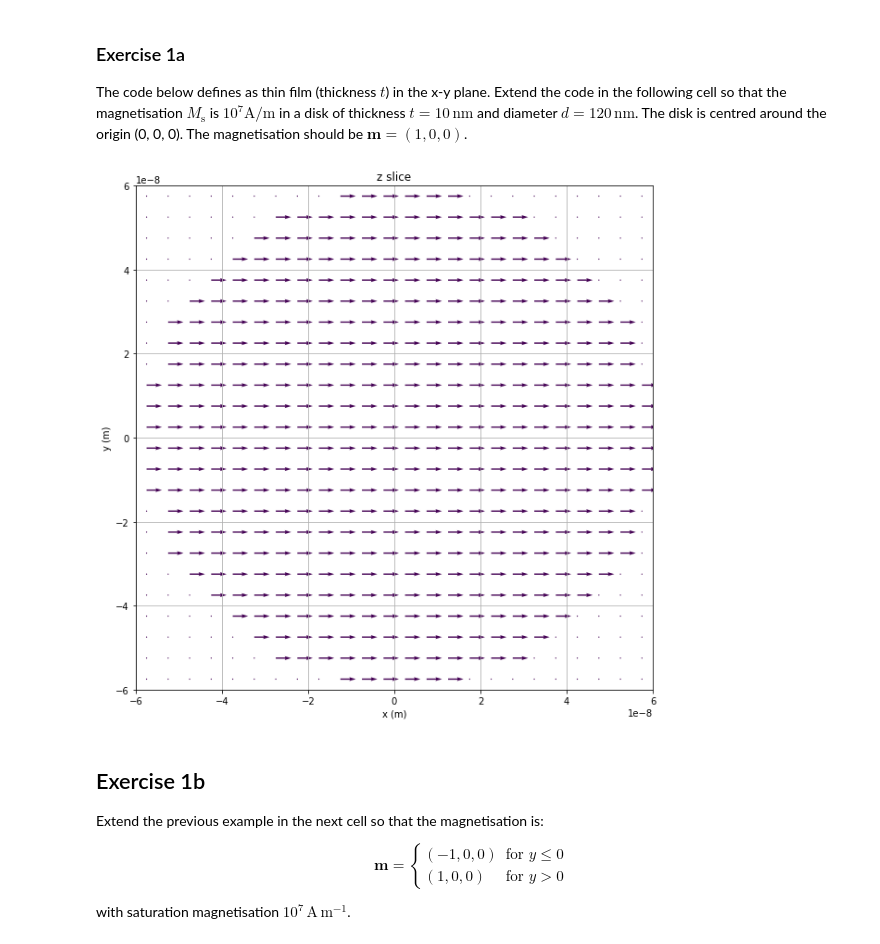
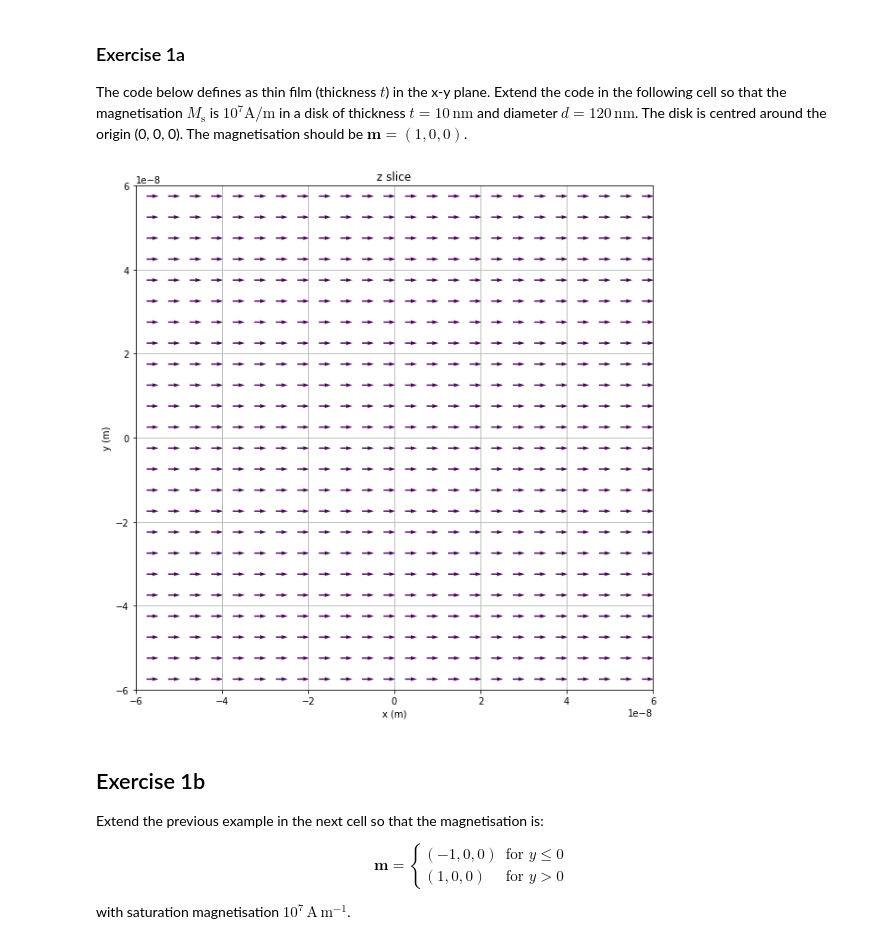
Before and after one commit to joommf-attic/tutorial, a Jupyter notebook: workshops/2017-04-24-Intermag2017/tutorial1_geometry.ipynb, the cells around one changed output. Saved outputs shown, nothing was run; the diff lists cells and outputs as text; code cells hidden in the pictures.

```diff
--- a/workshops/2017-04-24-Intermag2017/tutorial1_geometry.ipynb
+++ b/workshops/2017-04-24-Intermag2017/tutorial1_geometry.ipynb
@@ -125,25 +125,21 @@ The code below defines as thin film (thickness $t$) in the x-y plane. Extend the
 # %%
 t = 10e-9  # thickness (m)
 d = 120e-9  # diameter (m)
 cell = (5e-9, 5e-9, 5e-9)  # discretisation cell size (m)
 Ms = 1e7  # saturation magnetisation (A/m)
 
 mesh = df.Mesh(p1=(-d/2, -d/2, 0), p2=(d/2, d/2, t), cell=cell)
 
 def Ms_value(pos):
     x, y, z = pos
     # insert missing code here
-    if (x**2 + y**2)**0.5 < d/2:
-        return Ms
-    else:
-        return 0
-    # return Ms
+    return Ms
 
 m = df.Field(mesh, value=(1, 0, 0), norm=Ms_value)
 
 m.plot_slice("z", 0);
 # %% [output]
-[figure, old version]
+[figure, new version]
 # %% [markdown]
 ## Exercise 1b
 
```
Also changed, not shown: parts of 2 cells of this notebook, 1 other file.
